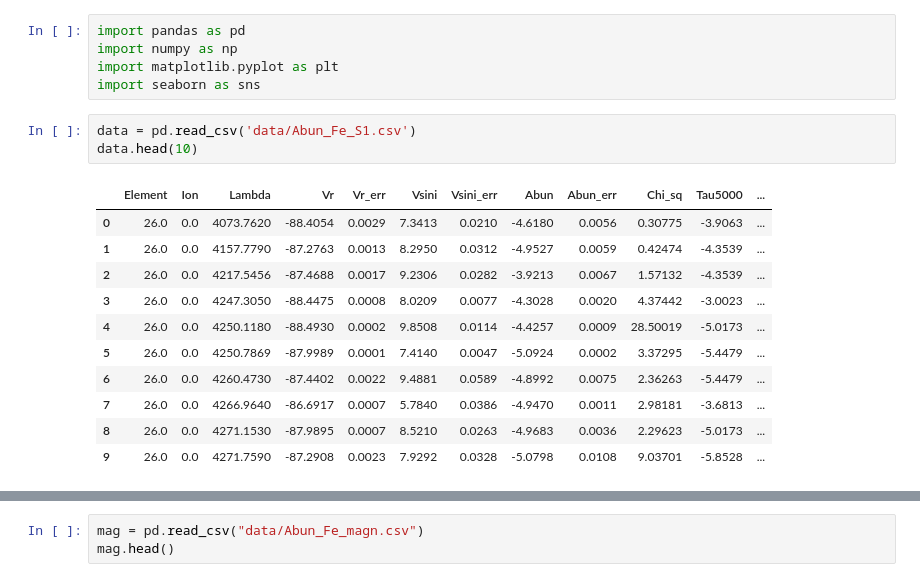
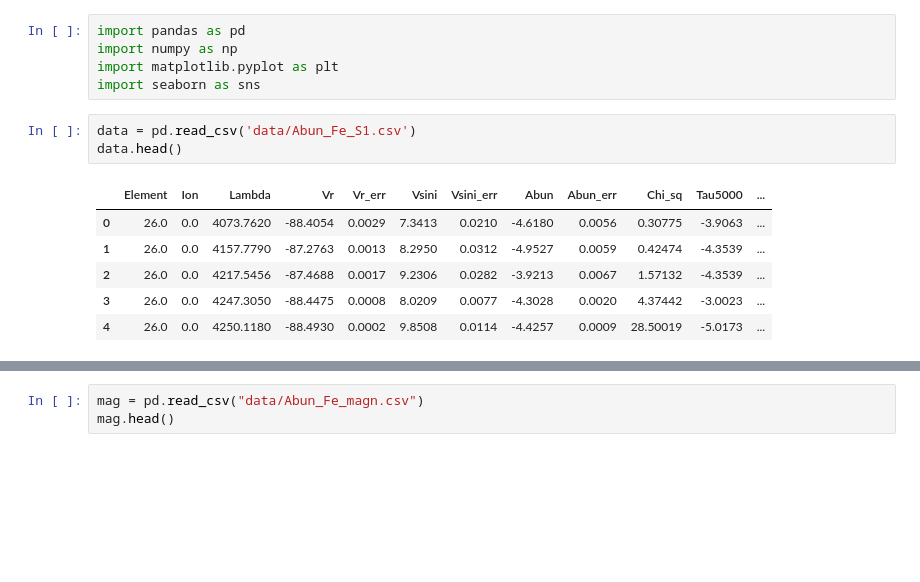
Before and after one commit to Kobsar703/Fe_Si_analysis, a Jupyter notebook: Fe_analysis.ipynb, the cells around one changed output, grey strips where cells are left out. Cells and saved outputs as stored; diff of their text form; blank space fills up the shorter version.

```diff
--- a/Fe_analysis.ipynb
+++ b/Fe_analysis.ipynb
@@ -5,18 +5,13 @@ import matplotlib.pyplot as plt
 import seaborn as sns
 # %%
 data = pd.read_csv('data/Abun_Fe_S1.csv')
-data.head(10)
+data.head()
 # %% [output]
 |  | Element | Ion | Lambda | Vr | Vr_err | Vsini | Vsini_err | Abun | Abun_err | Chi_sq | Tau5000 | ... |
 | 0 | 26.0 | 0.0 | 4073.7620 | -88.4054 | 0.0029 | 7.3413 | 0.0210 | -4.6180 | 0.0056 | 0.30775 | -3.9063 | ... |
 | 1 | 26.0 | 0.0 | 4157.7790 | -87.2763 | 0.0013 | 8.2950 | 0.0312 | -4.9527 | 0.0059 | 0.42474 | -4.3539 | ... |
 | 2 | 26.0 | 0.0 | 4217.5456 | -87.4688 | 0.0017 | 9.2306 | 0.0282 | -3.9213 | 0.0067 | 1.57132 | -4.3539 | ... |
 | 3 | 26.0 | 0.0 | 4247.3050 | -88.4475 | 0.0008 | 8.0209 | 0.0077 | -4.3028 | 0.0020 | 4.37442 | -3.0023 | ... |
 | 4 | 26.0 | 0.0 | 4250.1180 | -88.4930 | 0.0002 | 9.8508 | 0.0114 | -4.4257 | 0.0009 | 28.50019 | -5.0173 | ... |
-| 5 | 26.0 | 0.0 | 4250.7869 | -87.9989 | 0.0001 | 7.4140 | 0.0047 | -5.0924 | 0.0002 | 3.37295 | -5.4479 | ... |
-| 6 | 26.0 | 0.0 | 4260.4730 | -87.4402 | 0.0022 | 9.4881 | 0.0589 | -4.8992 | 0.0075 | 2.36263 | -5.4479 | ... |
-| 7 | 26.0 | 0.0 | 4266.9640 | -86.6917 | 0.0007 | 5.7840 | 0.0386 | -4.9470 | 0.0011 | 2.98181 | -3.6813 | ... |
-| 8 | 26.0 | 0.0 | 4271.1530 | -87.9895 | 0.0007 | 8.5210 | 0.0263 | -4.9683 | 0.0036 | 2.29623 | -5.0173 | ... |
-| 9 | 26.0 | 0.0 | 4271.7590 | -87.2908 | 0.0023 | 7.9292 | 0.0328 | -5.0798 | 0.0108 | 9.03701 | -5.8528 | ... |
 # %%
 data.describe()
```
Also changed, not shown: parts of 5 cells of this notebook, 1 other file.
